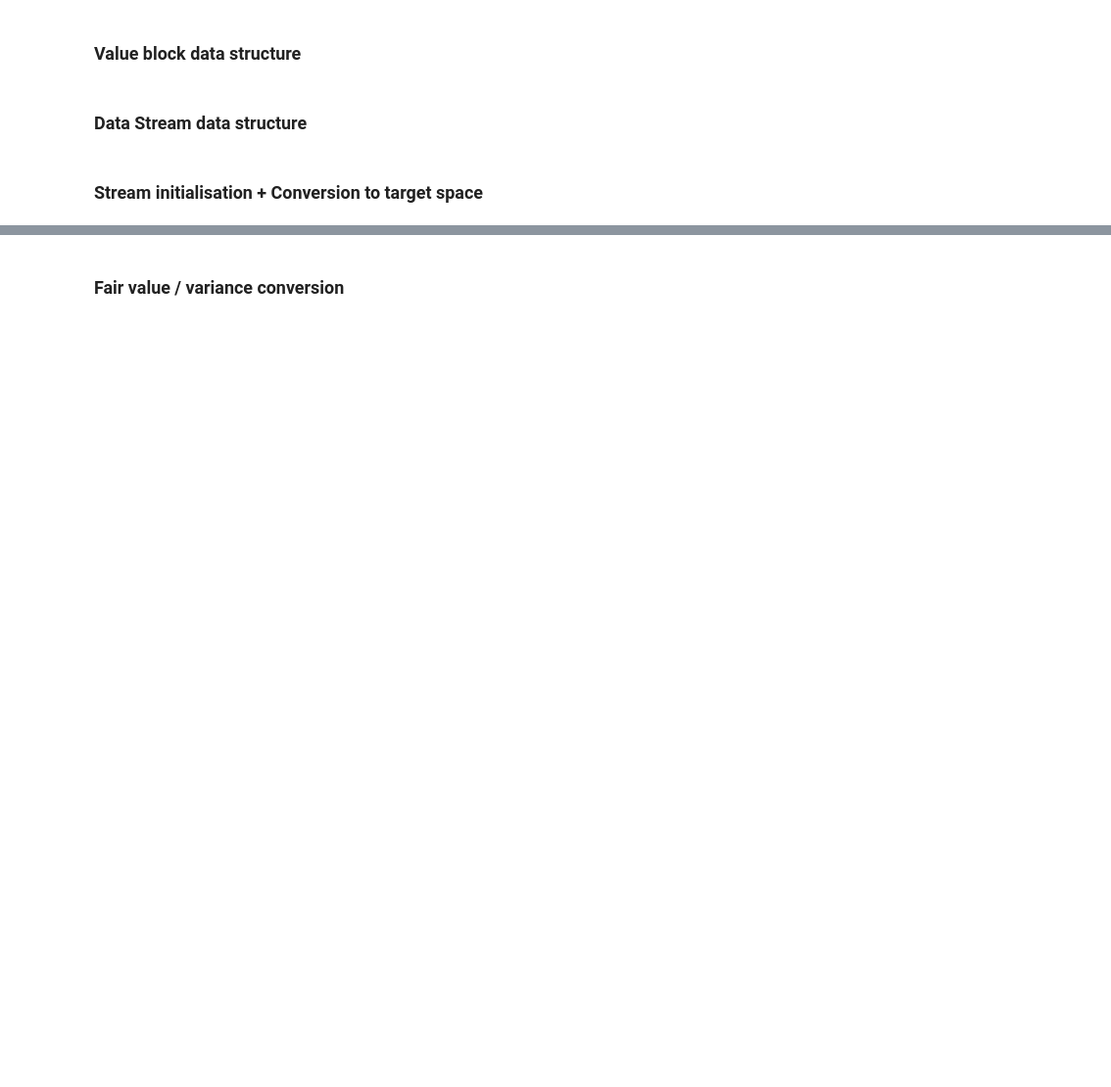
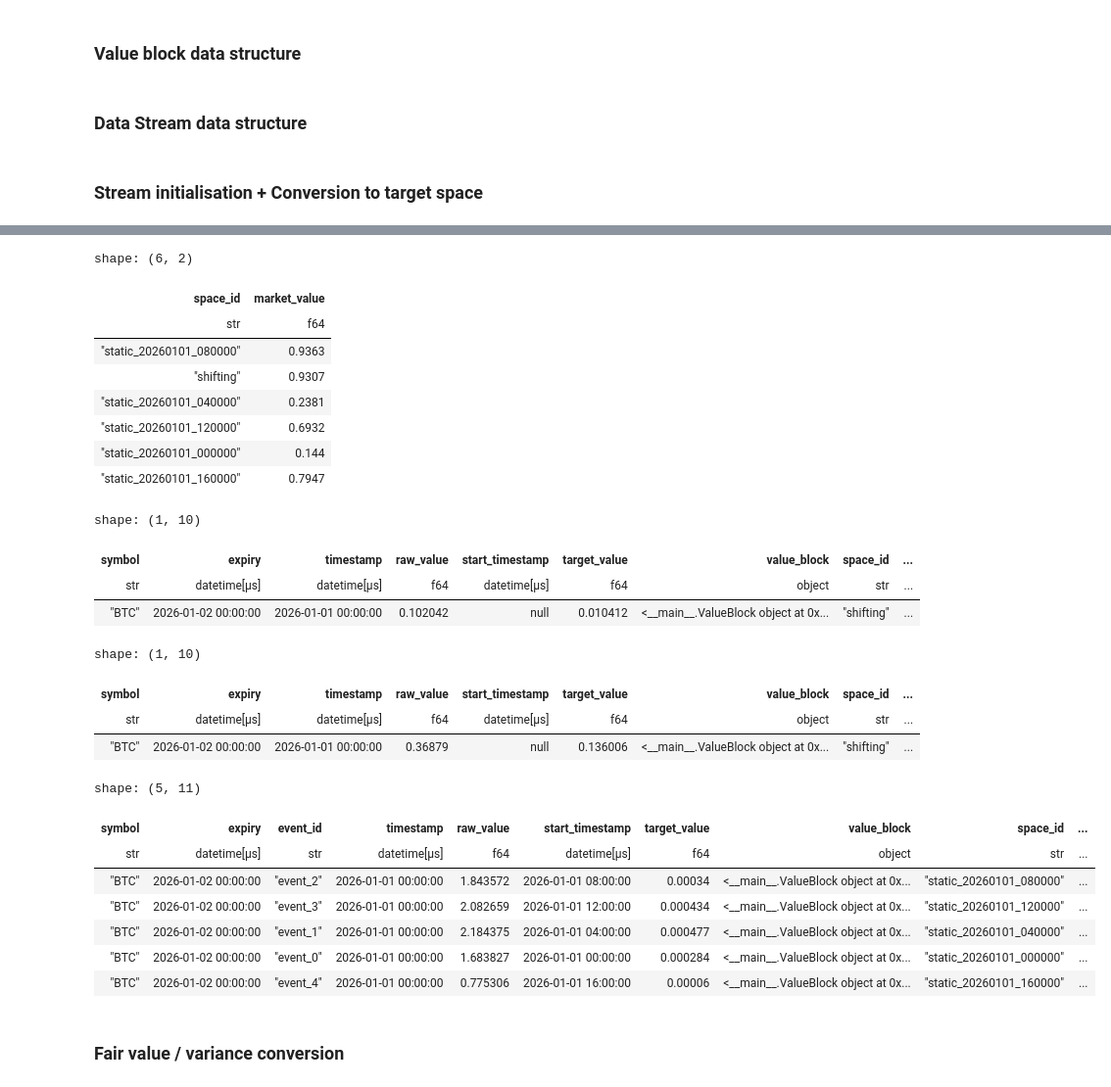
Before and after one commit to PlathsOven/auto-mm-pilot, a Jupyter notebook: prototyping/mvp.ipynb, the cells around one changed output, grey strips where cells are left out. Shown at 98% size. Saved outputs shown, nothing was run; the diff lists cells and outputs as text; code cells hidden in the pictures; blank space fills up the shorter version.

```diff
--- a/prototyping/mvp.ipynb
+++ b/prototyping/mvp.ipynb
@@ -314,3 +400,41 @@ shape: (5, 7)
+# %%
+# Mock market implied pricing per space (user provides real data here in practice)
+unique_spaces = space_df['space_id'].unique().to_list()
+space_market_pricing = pl.DataFrame({
+    'space_id': unique_spaces,
+    'market_value': [round(random.uniform(0.1, 1.0), 4) for _ in unique_spaces],
+})
+display(space_market_pricing)
+
+for stream in data_streams:
+    stream.add_market_value(space_market_pricing)
+    display(stream.snapshot)
+# %% [output]
+shape: (6, 2)
+| space_id | market_value |
+| str | f64 |
+| "static_20260101_080000" | 0.9363 |
+| "shifting" | 0.9307 |
+| "static_20260101_040000" | 0.2381 |
+| "static_20260101_120000" | 0.6932 |
+| "static_20260101_000000" | 0.144 |
+| "static_20260101_160000" | 0.7947 |
+shape: (1, 10)
+| symbol | expiry | timestamp | raw_value | start_timestamp | target_value | value_block | space_id | ... |
+| str | datetime[μs] | datetime[μs] | f64 | datetime[μs] | f64 | object | str | ... |
+| "BTC" | 2026-01-02 00:00:00 | 2026-01-01 00:00:00 | 0.102042 | null | 0.010412 | <__main__.ValueBlock object at 0x... | "shifting" | ... |
+shape: (1, 10)
+| symbol | expiry | timestamp | raw_value | start_timestamp | target_value | value_block | space_id | ... |
+| str | datetime[μs] | datetime[μs] | f64 | datetime[μs] | f64 | object | str | ... |
+| "BTC" | 2026-01-02 00:00:00 | 2026-01-01 00:00:00 | 0.36879 | null | 0.136006 | <__main__.ValueBlock object at 0x... | "shifting" | ... |
+shape: (5, 11)
+| symbol | expiry | event_id | timestamp | raw_value | start_timestamp | target_value | value_block | space_id | ... |
+| str | datetime[μs] | str | datetime[μs] | f64 | datetime[μs] | f64 | object | str | ... |
+| "BTC" | 2026-01-02 00:00:00 | "event_2" | 2026-01-01 00:00:00 | 1.843572 | 2026-01-01 08:00:00 | 0.00034 | <__main__.ValueBlock object at 0x... | "static_20260101_080000" | ... |
+| "BTC" | 2026-01-02 00:00:00 | "event_3" | 2026-01-01 00:00:00 | 2.082659 | 2026-01-01 12:00:00 | 0.000434 | <__main__.ValueBlock object at 0x... | "static_20260101_120000" | ... |
+| "BTC" | 2026-01-02 00:00:00 | "event_1" | 2026-01-01 00:00:00 | 2.184375 | 2026-01-01 04:00:00 | 0.000477 | <__main__.ValueBlock object at 0x... | "static_20260101_040000" | ... |
+| "BTC" | 2026-01-02 00:00:00 | "event_0" | 2026-01-01 00:00:00 | 1.683827 | 2026-01-01 00:00:00 | 0.000284 | <__main__.ValueBlock object at 0x... | "static_20260101_000000" | ... |
+| "BTC" | 2026-01-02 00:00:00 | "event_4" | 2026-01-01 00:00:00 | 0.775306 | 2026-01-01 16:00:00 | 0.00006 | <__main__.ValueBlock object at 0x... | "static_20260101_160000" | ... |
 # %% [markdown]
 ### Fair value / variance conversion
 # %%
```
Also changed, not shown: parts of 13 cells of this notebook, 8 other files.
